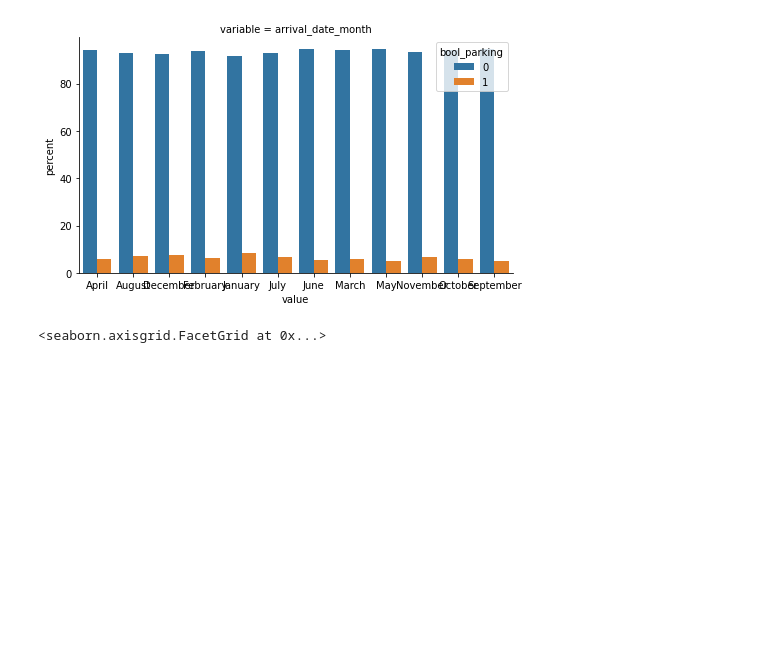
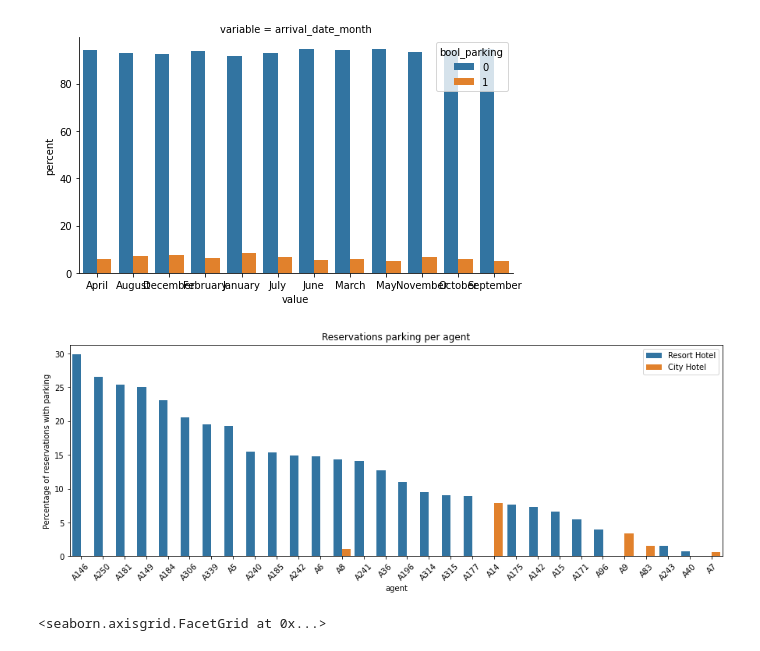
Before and after one commit to ARKEnsae/DM_ML_3A, a Jupyter notebook: TP2/TP2_KA_IB.ipynb, the cells around one changed output. Saved outputs shown, nothing was run; the diff lists cells and outputs as text; code cells hidden in the pictures; blank space fills up the shorter version.

Commit message:
Ajout du graph agent
Ajout du graph agent
Test sur les seed pas concluant

```diff
--- a/TP2/TP2_KA_IB.ipynb
+++ b/TP2/TP2_KA_IB.ipynb
@@ -831,6 +831,39 @@ for vExpl in list(variables):
 [figure]
 [figure]
 [figure]
+# %%
+#---------------------------------------------------------------------------------------------
+#Agent : Percentage of reservations with parking for agent with more than 50% mean of bookings
+#        (exclude percentage with few reservations)
+#---------------------------------------------------------------------------------------------
+n_reserv_byagent_H1 = data2.loc[(data["hotel"] == "Resort Hotel")].groupby("agent")["hotel"].count()
+n_bparking_byagent_H1 = data2.loc[(data2["hotel"] == "Resort Hotel")].groupby("agent")["bool_parking"].sum()
+data_agent_visualH1 = pd.DataFrame({"hotel": "Resort Hotel",
+                                "agent": list(n_reserv_byagent_H1.index),
+                                "n_booking": list(n_reserv_byagent_H1.values),
+                                "n_bool_parking": list(n_bparking_byagent_H1.values)})
+data_agent_visualH1.sort_values(by=['n_bool_parking'], ascending=False)
+n_reserv_byagent_H2 = data2.loc[(data["hotel"] == "City Hotel")].groupby("agent")["hotel"].count()
+n_bparking_byagent_H2 = data2.loc[(data2["hotel"] == "City Hotel")].groupby("agent")["bool_parking"].sum()
+data_agent_visualH2 = pd.DataFrame({"hotel": "City Hotel",
+                                "agent": list(n_reserv_byagent_H2.index),
+                                "n_booking": list(n_reserv_byagent_H2.values),
+                                "n_bool_parking": list(n_bparking_byagent_H2.values)})
+data_agent_visualH2.sort_values(by=['n_bool_parking'], ascending=False)
+data_agent_visual = pd.concat([data_agent_visualH1, data_agent_visualH2], ignore_index=True)
+data_agent_visual["percent_bParking"] = data_agent_visual["n_bool_parking"] / data_agent_visual["n_booking"] * 100 # percent of parking
+data_agent_visual = data_agent_visual.sort_values(by=['percent_bParking'], ascending=False)
+plt.figure(figsize=(15, 5))
+sns.barplot(x = "agent", y = "percent_bParking" , hue="hotel",
+            hue_order = ["Resort Hotel", "City Hotel"],
+            data=data_agent_visual[data_agent_visual["n_bool_parking"]>0.5*np.mean(data_agent_visual["n_bool_parking"])])
+plt.title("Reservations parking per agent")
+plt.xticks(rotation=45)
+plt.ylabel("Percentage of reservations with parking")
+plt.legend()
+plt.show()
+# %% [output]
+[figure, added]
 # %%
 ############# numeric variables
 sns.distributions._has_statsmodels = False
```
Also changed, not shown: parts of 4 cells of this notebook.
